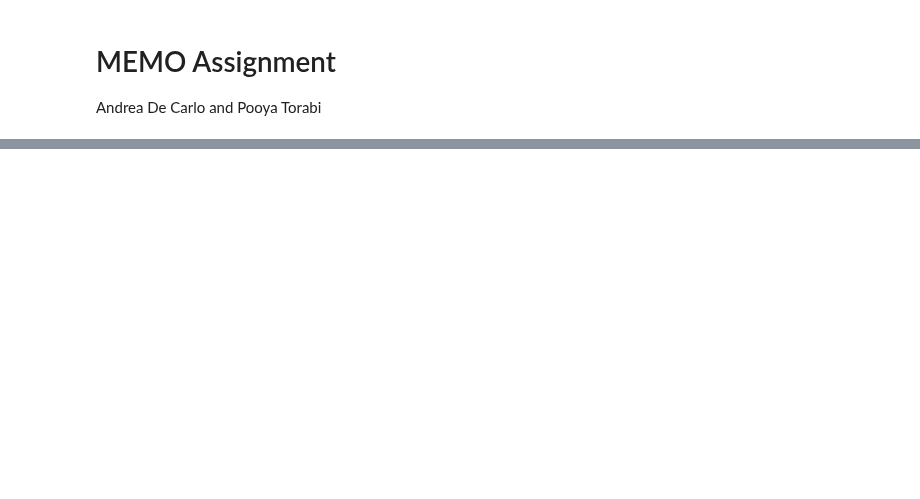
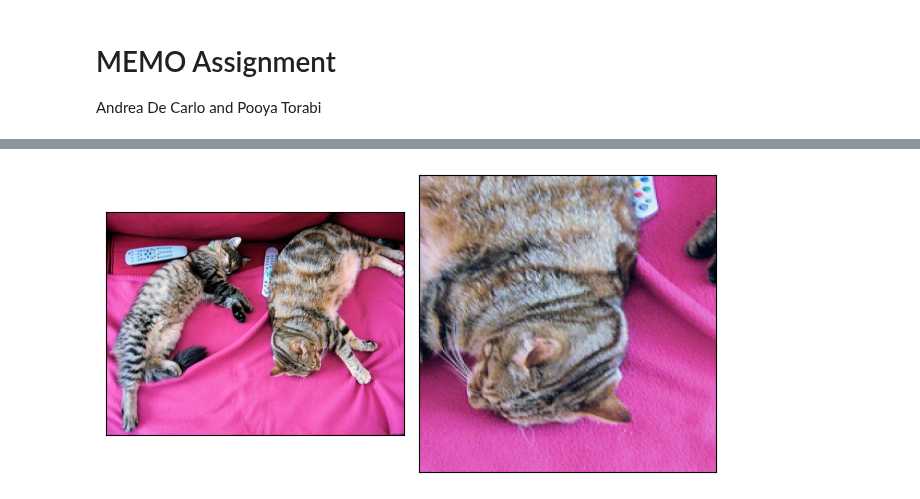
Before and after one commit to Dr3dre/Memo_DL2024, a Jupyter notebook: memo.ipynb, the cells around one changed output, grey strips where cells are left out. Saved outputs shown, nothing was run; the diff lists cells and outputs as text; code cells hidden in the pictures; blank space fills up the shorter version.

```diff
--- a/memo.ipynb
+++ b/memo.ipynb
@@ -48,3 +10,77 @@ CLIPOutput(loss=None, logits_per_image=tensor([[22.7387, 15.6618]], grad_fn=<TBa
+# %%
+from torchvision import transforms
+
+preaugment = transforms.Compose([
+    transforms.RandomResizedCrop(224),
+    transforms.RandomHorizontalFlip(),
+])
+
+mean = [0.485, 0.456, 0.406]
+std = [0.229, 0.224, 0.225]
+preprocess = transforms.Compose([
+    transforms.ToTensor(),
+    transforms.Normalize(mean, std)
+])
+
+
+out = preaugment(image)
+out = preprocess(out)
+# %%
+import matplotlib.pyplot as plt
+import torch
+from torchvision.utils import draw_bounding_boxes, draw_segmentation_masks
+from torchvision import tv_tensors
+from torchvision.transforms.v2 import functional as F
+
+
+def plot(imgs, row_title=None, **imshow_kwargs):
+    if not isinstance(imgs[0], list):
+        # Make a 2d grid even if there's just 1 row
+        imgs = [imgs]
+
+    num_rows = len(imgs)
+    num_cols = len(imgs[0])
+    _, axs = plt.subplots(nrows=num_rows, ncols=num_cols, squeeze=False)
+    for row_idx, row in enumerate(imgs):
+        for col_idx, img in enumerate(row):
+            boxes = None
+            masks = None
+            if isinstance(img, tuple):
+                img, target = img
+                if isinstance(target, dict):
+                    boxes = target.get("boxes")
+                    masks = target.get("masks")
+                elif isinstance(target, tv_tensors.BoundingBoxes):
+                    boxes = target
+                else:
+                    raise ValueError(f"Unexpected target type: {type(target)}")
+            img = F.to_image(img)
+            if img.dtype.is_floating_point and img.min() < 0:
+                # Poor man's re-normalization for the colors to be OK-ish. This
+                # is useful for images coming out of Normalize()
+                img -= img.min()
+                img /= img.max()
+
+            img = F.to_dtype(img, torch.uint8, scale=True)
+            if boxes is not None:
+                img = draw_bounding_boxes(img, boxes, colors="yellow", width=3)
+            if masks is not None:
+                img = draw_segmentation_masks(img, masks.to(torch.bool), colors=["green"] * masks.shape[0], alpha=.65)
+
+            ax = axs[row_idx, col_idx]
+            ax.imshow(img.permute(1, 2, 0).numpy(), **imshow_kwargs)
+            ax.set(xticklabels=[], yticklabels=[], xticks=[], yticks=[])
+
+    if row_title is not None:
+        for row_idx in range(num_rows):
+            axs[row_idx, 0].set(ylabel=row_title[row_idx])
+
+    plt.tight_layout()
+
+
+plot([image, out])
+# %% [output]
+[figure, added]
 # %%
 import torch
 import torchvision
```
Also changed, not shown: parts of 10 cells of this notebook.
